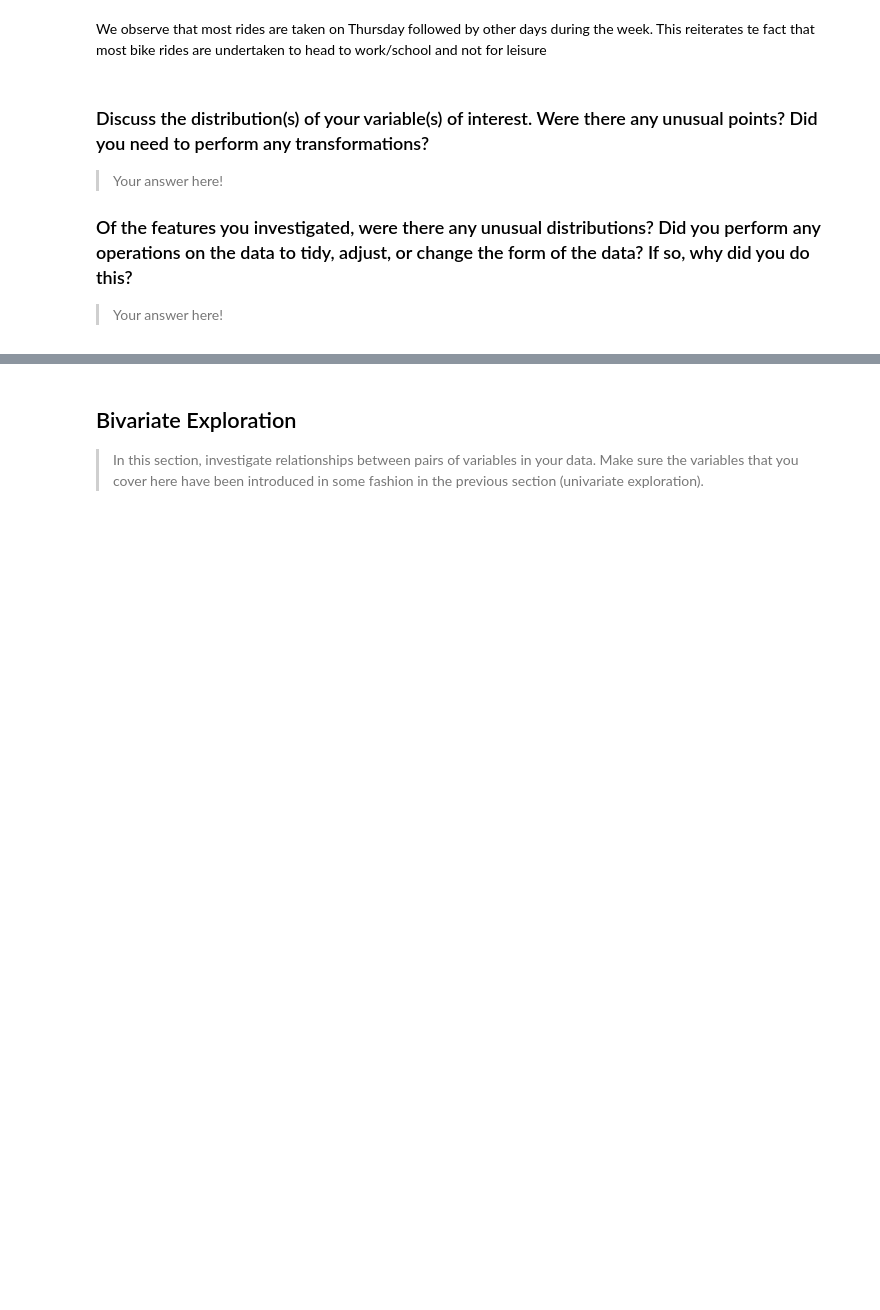
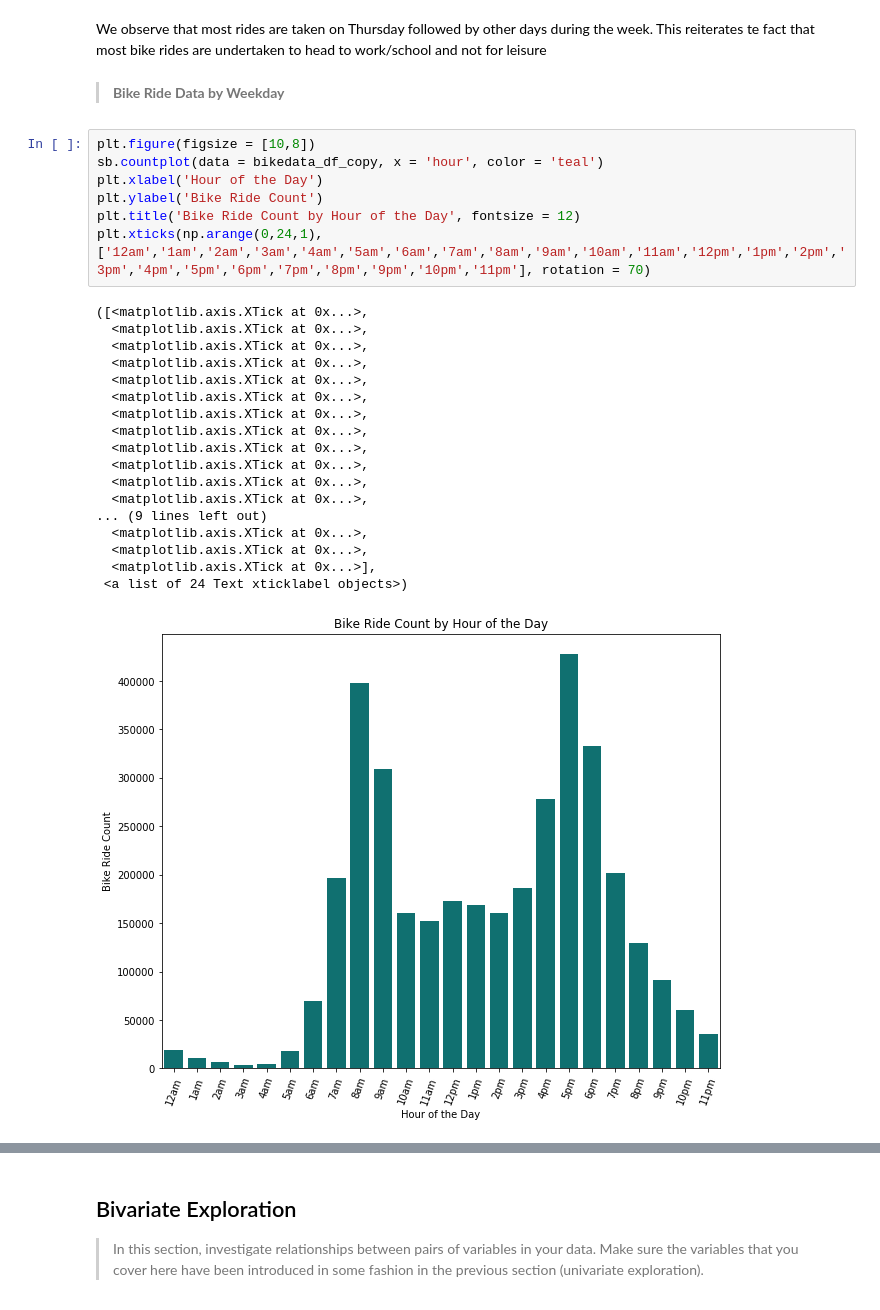
Before and after one commit to mkarkhan/Communicate-Data-Findings, a Jupyter notebook: exploratory_analysis.ipynb, the cells around one changed output, grey strips where cells are left out. Drawn from its saved outputs; the diff is of its cells as text; blank space fills up the shorter version.

```diff
--- a/exploratory_analysis.ipynb
+++ b/exploratory_analysis.ipynb
@@ -489,11 +527,31 @@ plt.xticks(np.arange(0,7,1),['Monday','Tuesday','Wednesday','Thursday','Friday',
 [figure]
 # %% [markdown]
 We observe that most rides are taken on Thursday followed by other days during the week. This reiterates te fact that most bike rides are undertaken to head to work/school and not for leisure
-# %% [markdown]
-### Discuss the distribution(s) of your variable(s) of interest. Were there any unusual points? Did you need to perform any transformations?
-
-> Your answer here!
-
-### Of the features you investigated, were there any unusual distributions? Did you perform any operations on the data to tidy, adjust, or change the form of the data? If so, why did you do this?
-
-> Your answer here!
+# %% [markdown]
+> <b> Bike Ride Data by Weekday </b>
+# %%
+plt.figure(figsize = [10,8])
+sb.countplot(data = bikedata_df_copy, x = 'hour', color = 'teal')
+plt.xlabel('Hour of the Day')
+plt.ylabel('Bike Ride Count')
+plt.title('Bike Ride Count by Hour of the Day', fontsize = 12)
+plt.xticks(np.arange(0,24,1),['12am','1am','2am','3am','4am','5am','6am','7am','8am','9am','10am','11am','12pm','1pm','2pm','3pm','4pm','5pm','6pm','7pm','8pm','9pm','10pm','11pm'], rotation = 70)
+# %% [output]
+([<matplotlib.axis.XTick at 0x...>,
+  <matplotlib.axis.XTick at 0x...>,
+  <matplotlib.axis.XTick at 0x...>,
+  <matplotlib.axis.XTick at 0x...>,
+  <matplotlib.axis.XTick at 0x...>,
+  <matplotlib.axis.XTick at 0x...>,
+  <matplotlib.axis.XTick at 0x...>,
+  <matplotlib.axis.XTick at 0x...>,
+  <matplotlib.axis.XTick at 0x...>,
+  <matplotlib.axis.XTick at 0x...>,
+  <matplotlib.axis.XTick at 0x...>,
+  <matplotlib.axis.XTick at 0x...>,
+... (9 lines left out)
+  <matplotlib.axis.XTick at 0x...>,
+  <matplotlib.axis.XTick at 0x...>,
+  <matplotlib.axis.XTick at 0x...>],
+ <a list of 24 Text xticklabel objects>)
+[figure, added]
```
Also changed, not shown: parts of 36 cells of this notebook.
